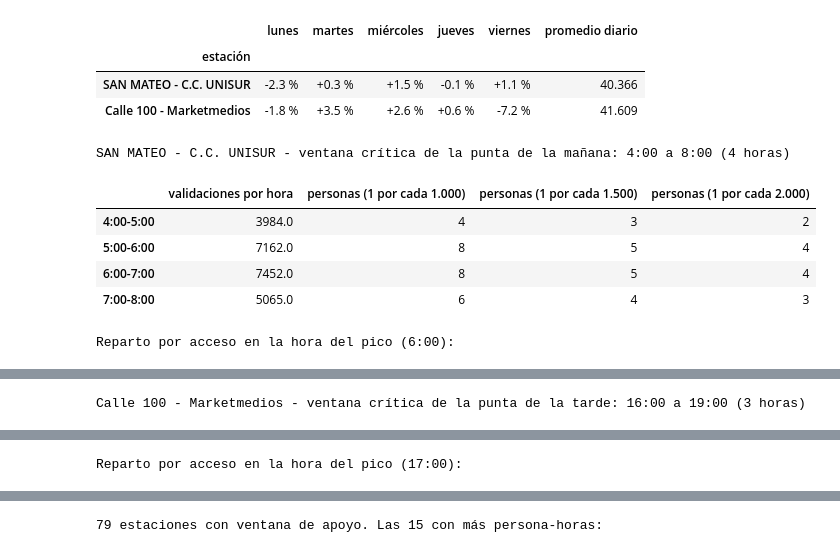
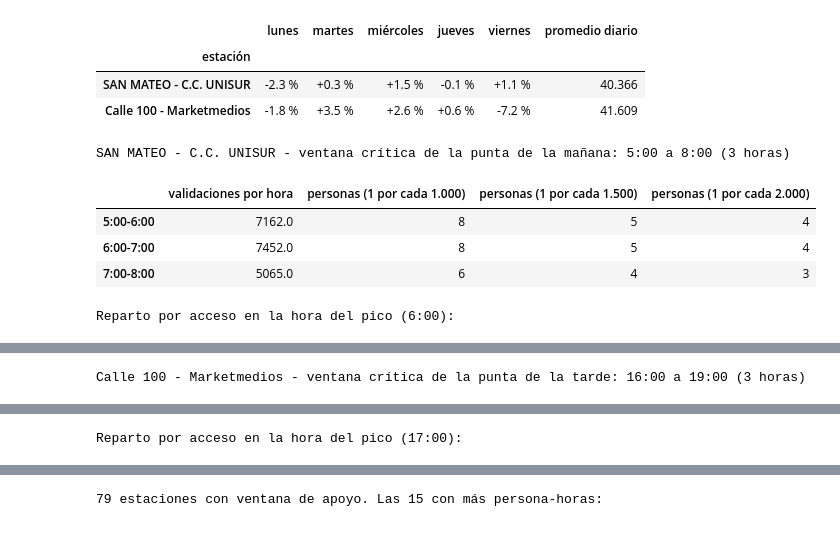
Before and after one commit to Juansanm21/transmilenio-perfiles-demanda, a Jupyter notebook: notebooks/04_ranking_y_personal_de_apoyo.ipynb, the cells around one changed output, grey strips where cells are left out. Cells and saved outputs as stored; diff of their text form; code cells hidden in the pictures.

```diff
--- a/notebooks/04_ranking_y_personal_de_apoyo.ipynb
+++ b/notebooks/04_ranking_y_personal_de_apoyo.ipynb
@@ -809,24 +809,24 @@ pd.DataFrame(filas).set_index('estación')
 | SAN MATEO - C.C. UNISUR | -2.3 % | +0.3 % | +1.5 % | -0.1 % | +1.1 % | 40.366 |
 | Calle 100 - Marketmedios | -1.8 % | +3.5 % | +2.6 % | +0.6 % | -7.2 % | 41.609 |
 # %%
-# QUÉ HACE: sugiere, para cada piloto y cada hora de su ventana crítica, cuántas personas de apoyo se necesitarían bajo tres supuestos de capacidad, y cómo repartirlas entre los accesos en la hora del pico.
+# QUÉ HACE: sugiere, para cada piloto y cada hora de su ventana crítica dentro de su punta, cuántas personas de apoyo se necesitarían bajo tres supuestos de capacidad, y cómo repartirlas entre los accesos en la hora del pico.
 # CÓMO: personas = validaciones por hora / capacidad de una persona, redondeado hacia arriba; la capacidad (validaciones por hora que una persona puede ordenar) es un SUPUESTO sin respaldo en los datos y debe calibrarse con la operación (se prueban 1.000, 1.500 y 2.000); el reparto entre accesos usa lo observado en la hora del pico.
 # QUÉ MIRAR: cuántas horas dura el refuerzo, cuántas personas hacen falta en la hora del pico según el supuesto, y cómo se reparten por acceso (un acceso dominante concentra más personas).
 CAPS = [1000, 1500, 2000]
+PUNTAS_P = {'mañana': (5, 8), 'tarde': (16, 19)}                     # la ventana se mide dentro de la punta, como en el plan del paso 5 y en el flujo de Prefect
 for c, k in PILOTOS.items():
-    serie = por_est_hora.loc[c, 4:23]; h0 = int(serie.idxmax()); umb = max(UMBRAL, 0.5 * serie.max()); horas = [h for h, v in serie.items() if v >= umb]
+    serie = por_est_hora.loc[c, PUNTAS_P[k][0]:PUNTAS_P[k][1]]; h0 = int(serie.idxmax()); umb = max(UMBRAL, 0.5 * serie.max()); horas = [h for h, v in serie.items() if v >= umb]
     t = pd.DataFrame({'validaciones por hora': serie[horas].round(0)}); t.index = [f"{h}:00-{h + 1}:00" for h in horas]
     for cap in CAPS: t[f"personas (1 por cada {cap:,})".replace(',', '.')] = np.ceil(serie[horas].values / cap).astype(int)
     print(f"{est.loc[c, 'nombre']} - ventana crítica de la punta de la {k}: {horas[0]}:00 a {horas[-1] + 1}:00 ({len(horas)} horas)")
     display(t)
     todos = acc[(acc['cod_estacion'] == c) & (acc['hora'] == h0)]; a = todos.sort_values('validaciones', ascending=False); a = a[a['validaciones'] / todos['validaciones'].sum() >= 0.05]          # solo accesos con 5 % o más de la hora
     ta = pd.DataFrame({'acceso': a['Acceso_Estacion'].str[:34].values, 'validaciones en la hora del pico': a['validaciones'].round(0).values, '% de la hora': (a['validaciones'] / todos['validaciones'].sum() * 100).round(1).values})
     for cap in CAPS: ta[f"personas ({cap:,})".replace(',', '.')] = np.ceil(a['validaciones'].values / cap).astype(int)
     print(f"Reparto por acceso en la hora del pico ({h0}:00):"); display(ta)
 # %% [output]
-SAN MATEO - C.C. UNISUR - ventana crítica de la punta de la mañana: 4:00 a 8:00 (4 horas)
+SAN MATEO - C.C. UNISUR - ventana crítica de la punta de la mañana: 5:00 a 8:00 (3 horas)
 |  | validaciones por hora | personas (1 por cada 1.000) | personas (1 por cada 1.500) | personas (1 por cada 2.000) |
-| 4:00-5:00 | 3984.0 | 4 | 3 | 2 |
 | 5:00-6:00 | 7162.0 | 8 | 5 | 4 |
 | 6:00-7:00 | 7452.0 | 8 | 5 | 4 |
 | 7:00-8:00 | 5065.0 | 6 | 4 | 3 |
```
Also changed, not shown: parts of 6 cells of this notebook, 11 other files.
